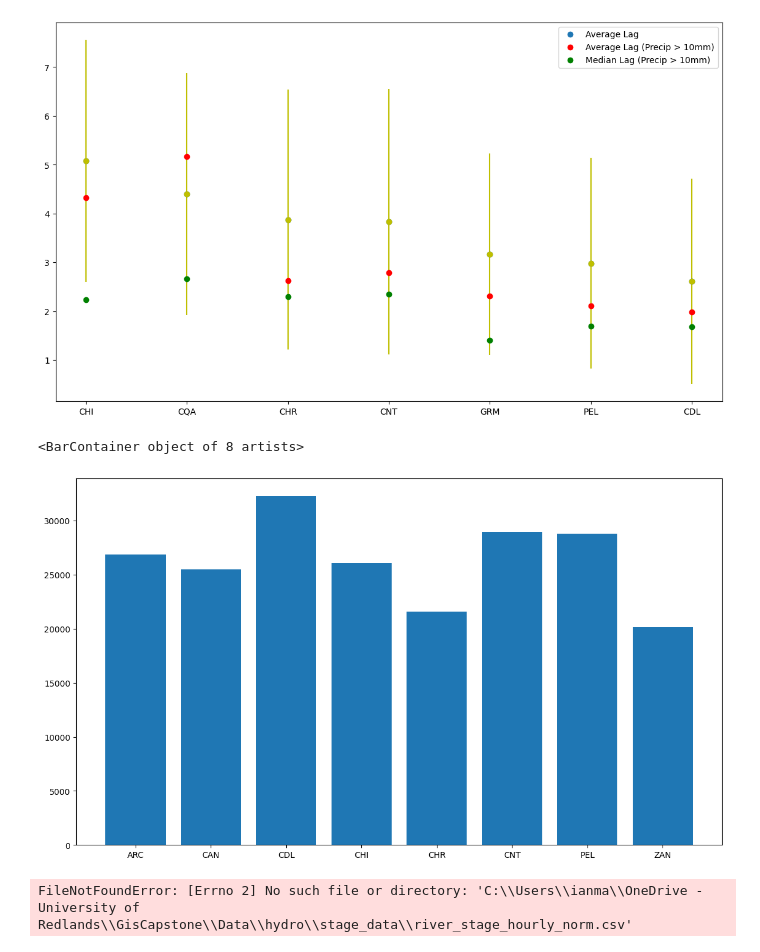
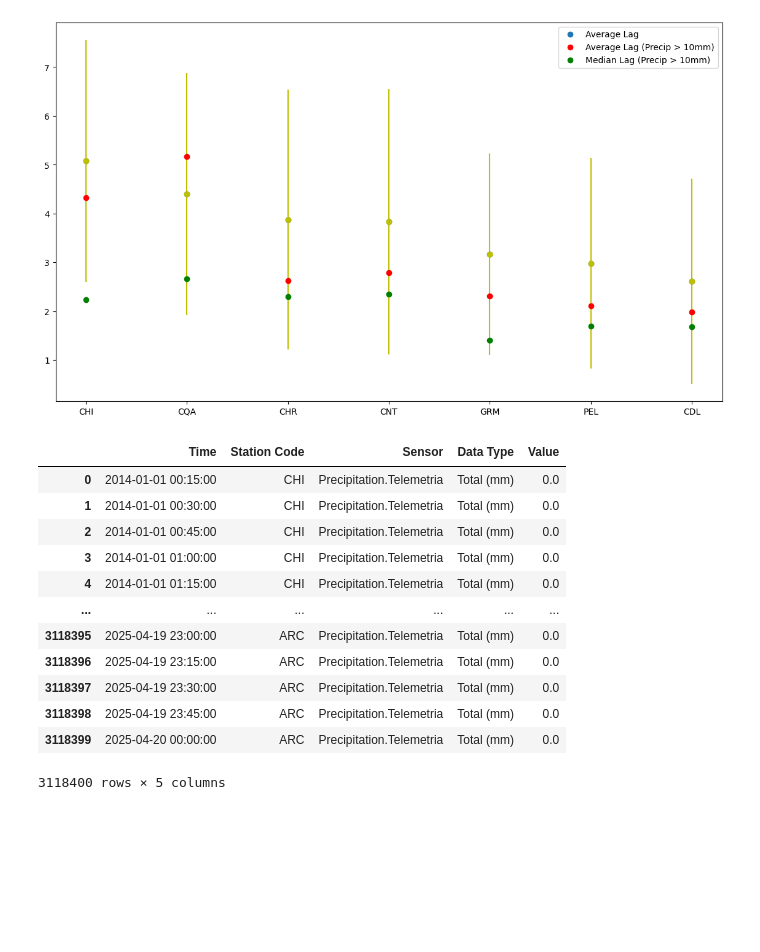
Before and after one commit to IanMalcolm1/PanamaLagWork, a Jupyter notebook: scripts/visualizations/visualizations.ipynb, the cells around one changed output. Saved outputs shown, nothing was run; the diff lists cells and outputs as text; code cells hidden in the pictures; blank space fills up the shorter version.

```diff
--- a/scripts/visualizations/visualizations.ipynb
+++ b/scripts/visualizations/visualizations.ipynb
@@ -282,21 +282,26 @@ ax.legend()
 plt.show()
 # %% [output]
 [figure]
-# %%
-
-fig, ax = plt.subplots(figsize=(14, 8))
-ax.bar(precip_stats_rivers['Station Code'], precip_stats_rivers['PrecipSum'], label="Total Precipitation")
-# %% [output]
-<BarContainer object of 8 artists>
-[figure, removed]
 # %%
-norm_stage_path = r'C:\Users\ianma\OneDrive - University of Redlands\GisCapstone\Data\hydro\stage_data\river_stage_hourly_norm.csv'
+norm_stage_path = r'C:\Users\ianma\OneDrive - University of Redlands\GisCapstone\Data\hydro\stage_data\river_stage_par_norm.csv'
 
-norm_stage_df = pd.read_csv(norm_stage_path, parse_dates=['Time'])
+norm_stage_df = hutils.read_stage_data_norm(norm_stage_path)
 
 precip_df
 # %% [output]
+|  | Time | Station Code | Sensor | Data Type | Value |
+| 0 | 2014-01-01 00:15:00 | CHI | Precipitation.Telemetria | Total (mm) | 0.0 |
+| 1 | 2014-01-01 00:30:00 | CHI | Precipitation.Telemetria | Total (mm) | 0.0 |
+| 2 | 2014-01-01 00:45:00 | CHI | Precipitation.Telemetria | Total (mm) | 0.0 |
+| 3 | 2014-01-01 01:00:00 | CHI | Precipitation.Telemetria | Total (mm) | 0.0 |
+| 4 | 2014-01-01 01:15:00 | CHI | Precipitation.Telemetria | Total (mm) | 0.0 |
+| ... | ... | ... | ... | ... | ... |
+| 3118395 | 2025-04-19 23:00:00 | ARC | Precipitation.Telemetria | Total (mm) | 0.0 |
+| 3118396 | 2025-04-19 23:15:00 | ARC | Precipitation.Telemetria | Total (mm) | 0.0 |
+| 3118397 | 2025-04-19 23:30:00 | ARC | Precipitation.Telemetria | Total (mm) | 0.0 |
+| 3118398 | 2025-04-19 23:45:00 | ARC | Precipitation.Telemetria | Total (mm) | 0.0 |
+| 3118399 | 2025-04-20 00:00:00 | ARC | Precipitation.Telemetria | Total (mm) | 0.0 |
-FileNotFoundError: [Errno 2] No such file or directory: 'C:\\Users\\ianma\\OneDrive - University of Redlands\\GisCapstone\\Data\\hydro\\stage_data\\river_stage_hourly_norm.csv'
+3118400 rows × 5 columns
 # %%
 station = 'CNT'
 
```
Also changed, not shown: parts of 2 cells of this notebook, 13 other files.
